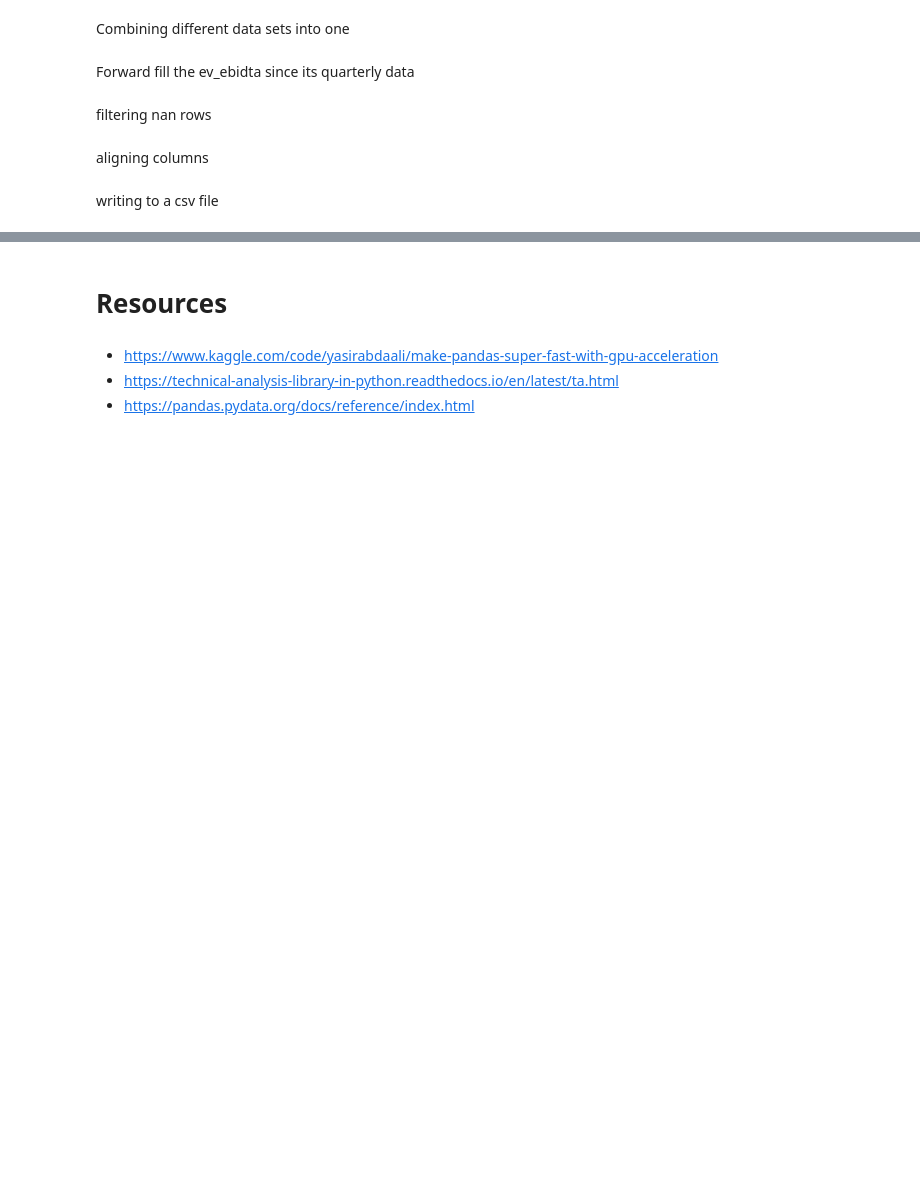
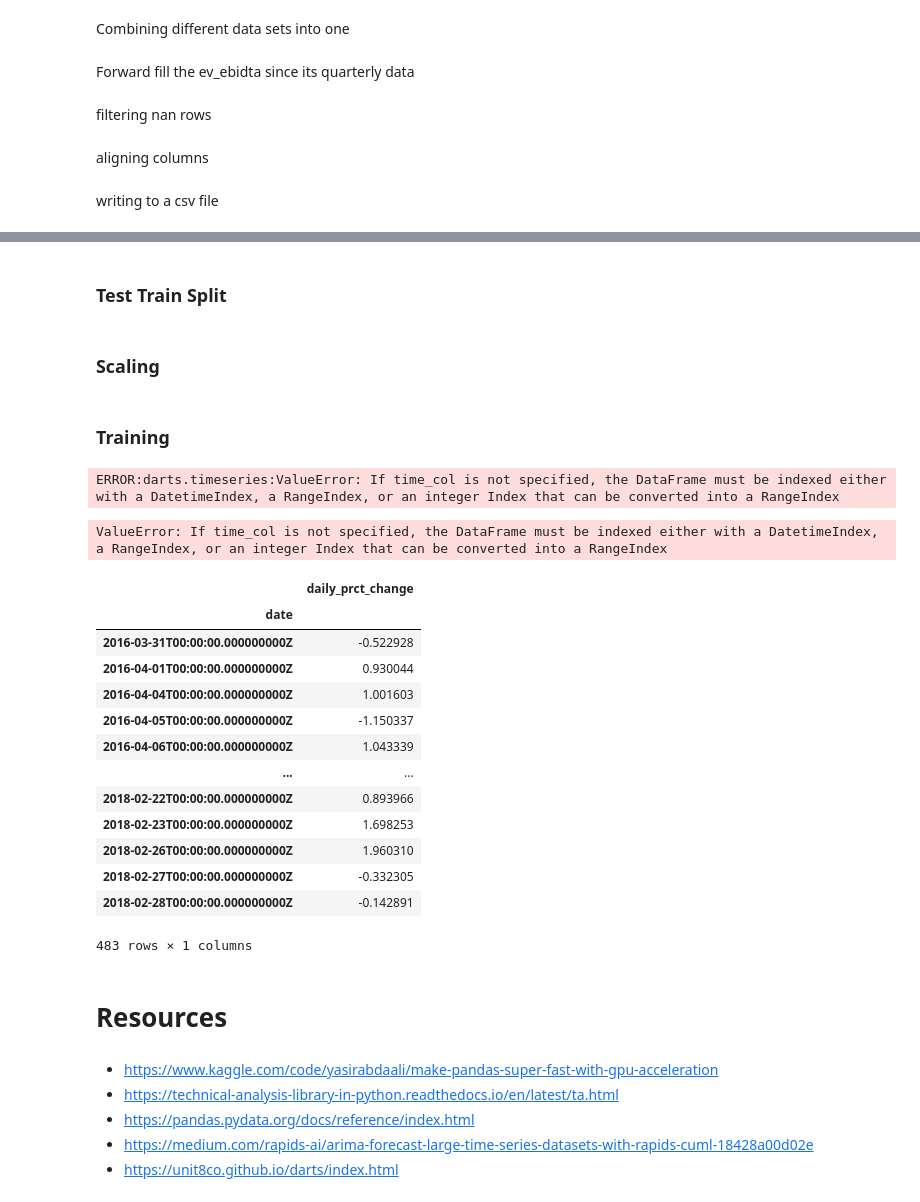
Before and after one commit to danCoder93/ENSF611-FinPrediction, a Jupyter notebook: src/FinPrediction.ipynb, the cells around one changed output, grey strips where cells are left out. Cells and saved outputs as stored; diff of their text form; code cells hidden in the pictures; blank space fills up the shorter version.

```diff
--- a/src/FinPrediction.ipynb
+++ b/src/FinPrediction.ipynb
@@ -154,0 +257,6 @@ df.to_csv("/content/aapl_model_dataset.csv", index=True, header=True)
+# %% [markdown]
+### Test Train Split
+# %%
+X_train, _, _, _, split_len = test_train_split(df, 'daily_prct_change', 0.2)
+# %% [markdown]
+### Scaling
@@ -155,6 +269,55 @@ df.to_csv("/content/aapl_model_dataset.csv", index=True, header=True)
+# %% [markdown]
+### Training
+# %%
+from darts import TimeSeries
+from darts.models import TCNModel
+
+X = TimeSeries.from_dataframe(X)
+y = TimeSeries.from_dataframe(df['daily_prct_change'])
+
+tcn = TCNModel(
+    input_chunk_length=60,         # lookback window
+    output_chunk_length=1,         # 1-day ahead
+    kernel_size=3,
+    num_filters=32,
+    n_epochs=50,
+    dropout=0.1,
+    pl_trainer_kwargs={
+        "accelerator": "gpu",
+        "devices": [0],            # or -1 for all GPUs
+    },
+)
+
+tcn.fit(
+    series=y.iloc[:len(X_train)],
+    past_covariates=X.iloc[:len(X_train)],
+    verbose=False
+)
+# %% [output]
+ERROR:darts.timeseries:ValueError: If time_col is not specified, the DataFrame must be indexed either with a DatetimeIndex, a RangeIndex, or an integer Index that can be converted into a RangeIndex
+ValueError: If time_col is not specified, the DataFrame must be indexed either with a DatetimeIndex, a RangeIndex, or an integer Index that can be converted into a RangeIndex
+# %%
+y.iloc[:split_len]
+# %% [output]
+|  | daily_prct_change |
+| date |  |
+| 2016-03-31T00:00:00.000000000Z | -0.522928 |
+| 2016-04-01T00:00:00.000000000Z | 0.930044 |
+| 2016-04-04T00:00:00.000000000Z | 1.001603 |
+| 2016-04-05T00:00:00.000000000Z | -1.150337 |
+| 2016-04-06T00:00:00.000000000Z | 1.043339 |
+| ... | ... |
+| 2018-02-22T00:00:00.000000000Z | 0.893966 |
+| 2018-02-23T00:00:00.000000000Z | 1.698253 |
+| 2018-02-26T00:00:00.000000000Z | 1.960310 |
+| 2018-02-27T00:00:00.000000000Z | -0.332305 |
+| 2018-02-28T00:00:00.000000000Z | -0.142891 |
+483 rows × 1 columns
 # %% [markdown]
 # Resources
 # %% [markdown]
 * [https://www.kaggle.com/code/yasirabdaali/make-pandas-super-fast-with-gpu-acceleration](https://www.kaggle.com/code/yasirabdaali/make-pandas-super-fast-with-gpu-acceleration)
 * [https://technical-analysis-library-in-python.readthedocs.io/en/latest/ta.html](https://technical-analysis-library-in-python.readthedocs.io/en/latest/ta.html)
 * [https://pandas.pydata.org/docs/reference/index.html](https://pandas.pydata.org/docs/reference/index.html)
+* [https://medium.com/rapids-ai/arima-forecast-large-time-series-datasets-with-rapids-cuml-18428a00d02e](https://medium.com/rapids-ai/arima-forecast-large-time-series-datasets-with-rapids-cuml-18428a00d02e)
+* [https://unit8co.github.io/darts/index.html](https://unit8co.github.io/darts/index.html)
```
Also changed, not shown: parts of 23 cells of this notebook.
